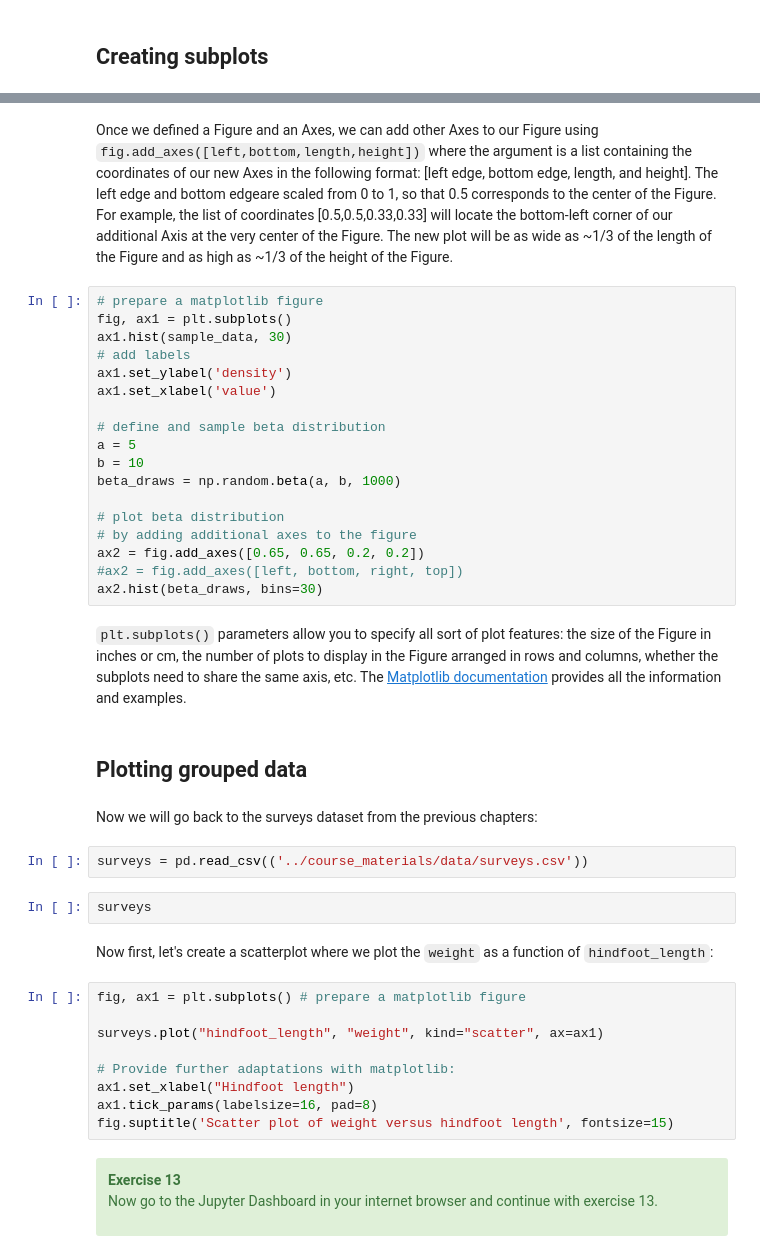
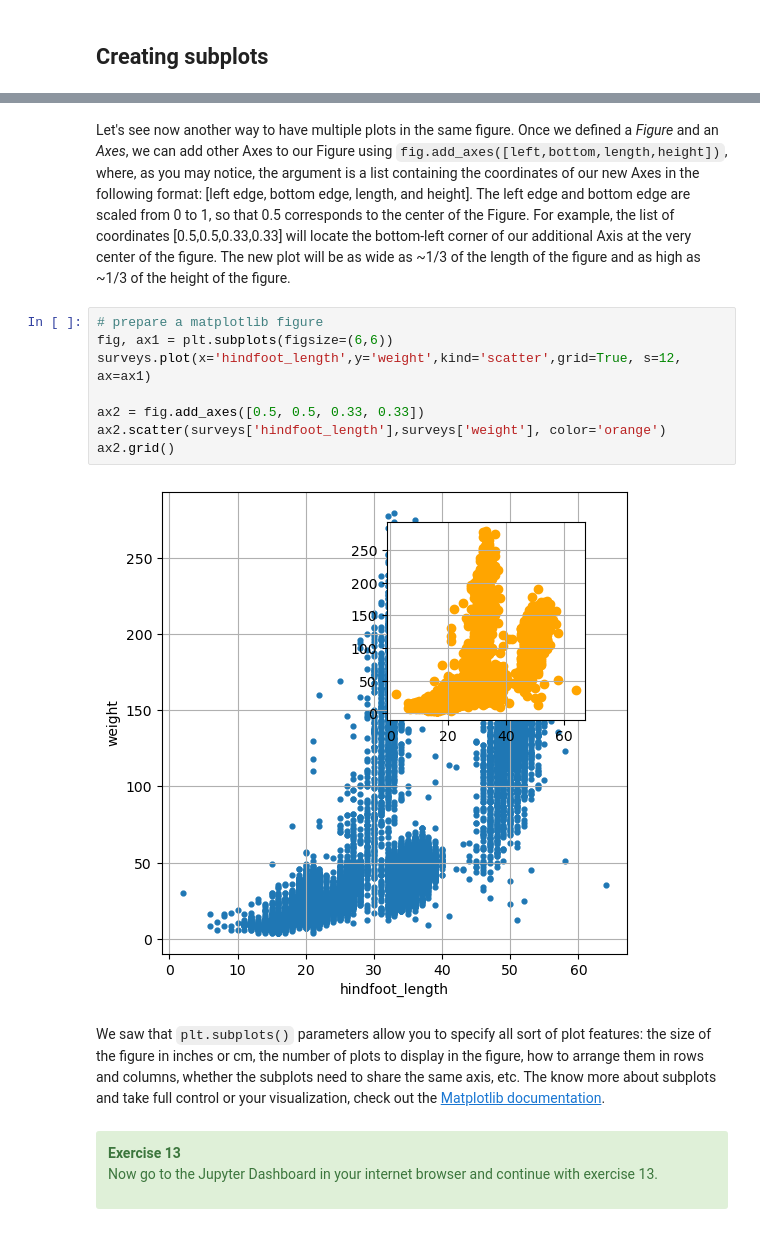
Before and after one commit to UtrechtUniversity/workshop-introduction-to-python, a Jupyter notebook: book/data-science-with-pandas-4.ipynb, the cells around one changed output, grey strips where cells are left out. Drawn from its saved outputs; the diff is of its cells as text.

````diff
--- a/book/data-science-with-pandas-4.ipynb
+++ b/book/data-science-with-pandas-4.ipynb
@@ -149,44 +145,17 @@ ax.hist(sample_data, bins= 30)
 # %% [markdown]
-Once we defined a Figure and an Axes, we can add other Axes to our Figure using ```fig.add_axes([left,bottom,length,height])``` where the argument is a list containing the coordinates of our new Axes in the following format: [left edge, bottom edge, length, and height]. The left edge and bottom edgeare scaled from 0 to 1, so that 0.5 corresponds to the center of the Figure. For example, the list of coordinates [0.5,0.5,0.33,0.33] will locate the bottom-left corner of our additional Axis at the very center of the Figure. The new plot will be as wide as ~1/3 of the length of the Figure and as high as ~1/3 of the height of the Figure.
+Let's see now another way to have multiple plots in the same figure. Once we defined a _Figure_ and an _Axes_, we can add other Axes to our Figure using ```fig.add_axes([left,bottom,length,height])```, where, as you may notice, the argument is a list containing the coordinates of our new Axes in the following format: [left edge, bottom edge, length, and height]. The left edge and bottom edge are scaled from 0 to 1, so that 0.5 corresponds to the center of the Figure. For example, the list of coordinates [0.5,0.5,0.33,0.33] will locate the bottom-left corner of our additional Axis at the very center of the figure. The new plot will be as wide as ~1/3 of the length of the figure and as high as ~1/3 of the height of the figure.
 # %%
 # prepare a matplotlib figure
-fig, ax1 = plt.subplots()
-ax1.hist(sample_data, 30)
-# add labels
-ax1.set_ylabel('density')
-ax1.set_xlabel('value')
+fig, ax1 = plt.subplots(figsize=(6,6))
+surveys.plot(x='hindfoot_length',y='weight',kind='scatter',grid=True, s=12, ax=ax1)
 
-# define and sample beta distribution
-a = 5
-b = 10
-beta_draws = np.random.beta(a, b, 1000)
-
-# plot beta distribution
-# by adding additional axes to the figure
-ax2 = fig.add_axes([0.65, 0.65, 0.2, 0.2])
-#ax2 = fig.add_axes([left, bottom, right, top])
-ax2.hist(beta_draws, bins=30)
+ax2 = fig.add_axes([0.5, 0.5, 0.33, 0.33])
+ax2.scatter(surveys['hindfoot_length'],surveys['weight'], color='orange')
+ax2.grid()
+# %% [output]
+[figure, added]
 # %% [markdown]
- ```plt.subplots()``` parameters allow you to specify all sort of plot features: the size of the Figure in inches or cm, the number of plots to display in the Figure arranged in rows and columns, whether the subplots need to share the same axis, etc. The [Matplotlib documentation](https://matplotlib.org/stable/api/_as_gen/matplotlib.pyplot.subplots.html) provides all the information and examples.
+We saw that ```plt.subplots()``` parameters allow you to specify all sort of plot features: the size of the figure in inches or cm, the number of plots to display in the figure, how to arrange them in rows and columns, whether the subplots need to share the same axis, etc. The know more about subplots and take full control or your visualization, check out the [Matplotlib documentation](https://matplotlib.org/stable/api/_as_gen/matplotlib.pyplot.subplots.html).
-# %% [markdown]
-## Plotting grouped data
-# %% [markdown]
-Now we will go back to the surveys dataset from the previous chapters:
-# %%
-surveys = pd.read_csv(('../course_materials/data/surveys.csv'))
-# %%
-surveys
-# %% [markdown]
-Now first, let's create a scatterplot where we plot the `weight` as a function of `hindfoot_length`:
-# %%
-fig, ax1 = plt.subplots() # prepare a matplotlib figure
-
-surveys.plot("hindfoot_length", "weight", kind="scatter", ax=ax1)
-
-# Provide further adaptations with matplotlib:
-ax1.set_xlabel("Hindfoot length")
-ax1.tick_params(labelsize=16, pad=8)
-fig.suptitle('Scatter plot of weight versus hindfoot length', fontsize=15)
 # %% [markdown]
 <div class="alert alert-block alert-success">
 <b>Exercise 13</b>
````
Also changed, not shown: parts of 15 cells of this notebook.
